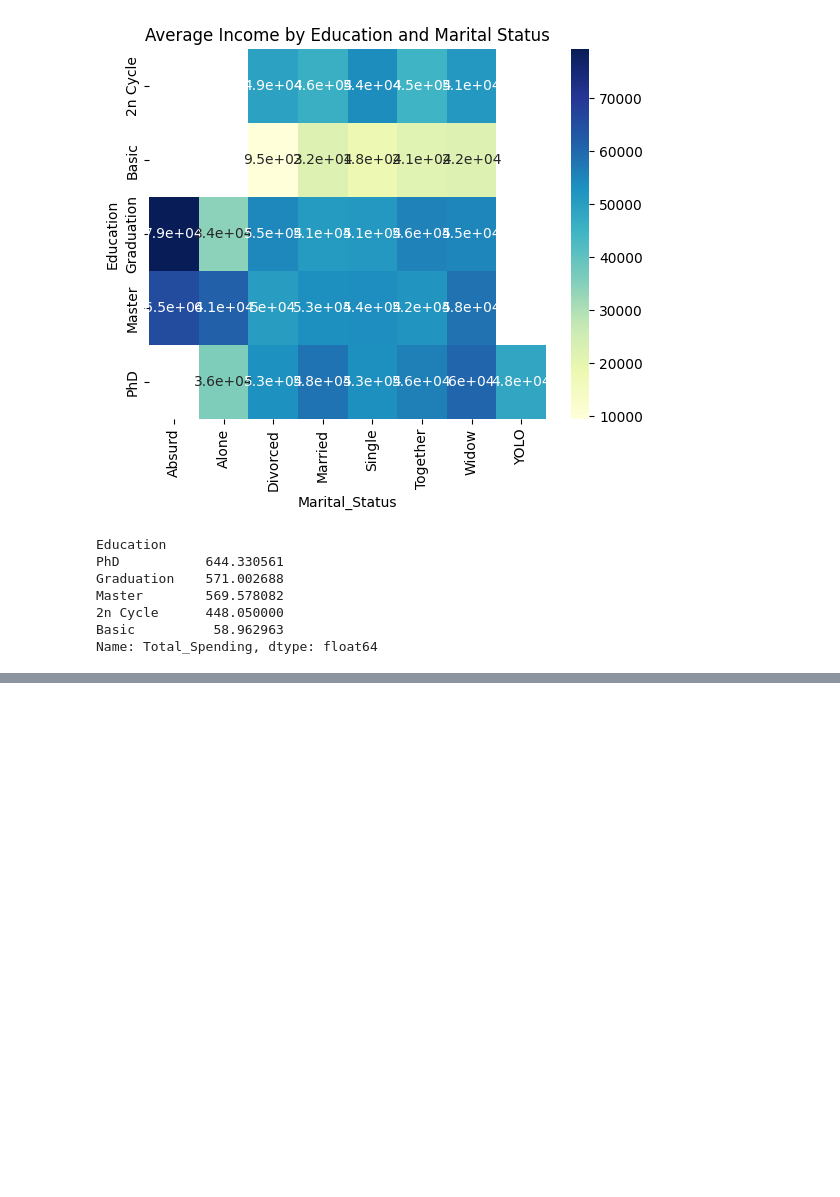
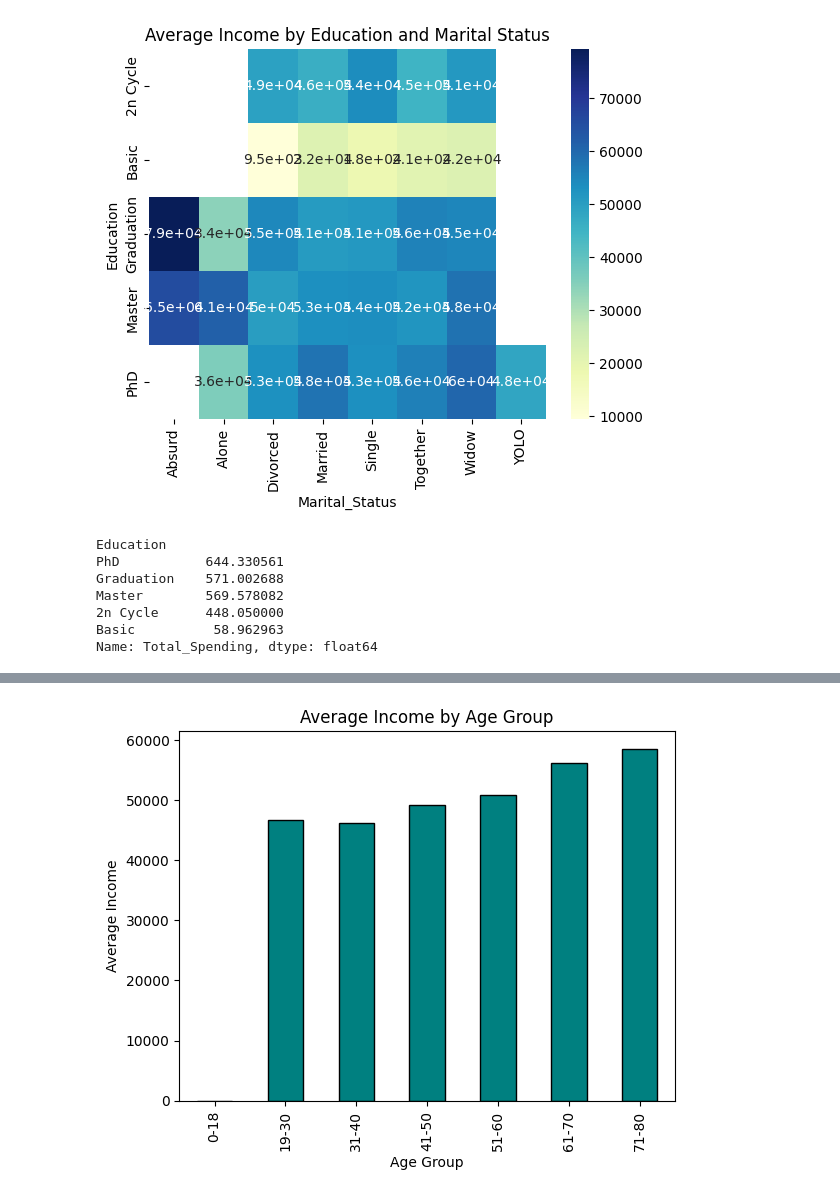
Before and after one commit to HNDeshanSamarathunga/cutomer_segment_ML, a Jupyter notebook: Analysis_Mode.ipynb, the cells around one changed output, grey strips where cells are left out. Cells and saved outputs as stored; diff of their text form; code cells hidden in the pictures; blank space fills up the shorter version.

```diff
--- a/Analysis_Mode.ipynb
+++ b/Analysis_Mode.ipynb
@@ -360,0 +444,10 @@ Name: Total_Spending, dtype: float64
+# %%
+group3 = df.groupby("AgeGroup")["Income"].mean()
+# %%
+group3.plot(kind="bar", color="teal", edgecolor="black")
+plt.title("Average Income by Age Group")
+plt.ylabel("Average Income")
+plt.xlabel("Age Group")
+plt.show()
+# %% [output]
+[figure, added]
```
Also changed, not shown: parts of 15 cells of this notebook.
